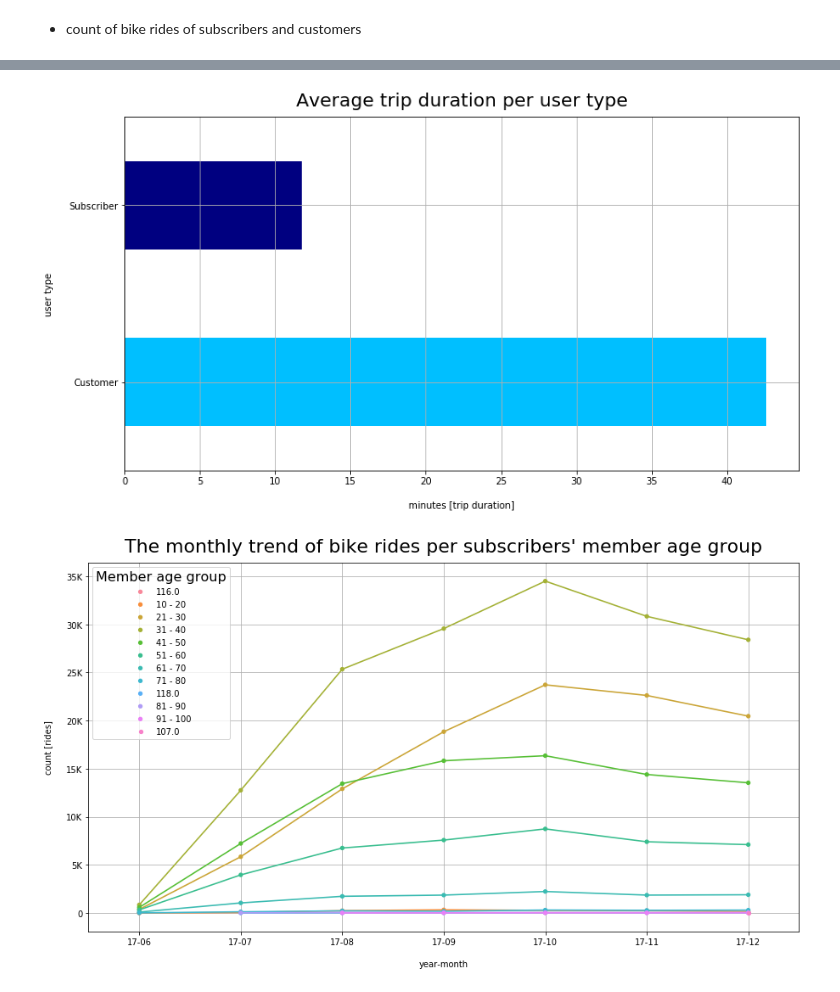
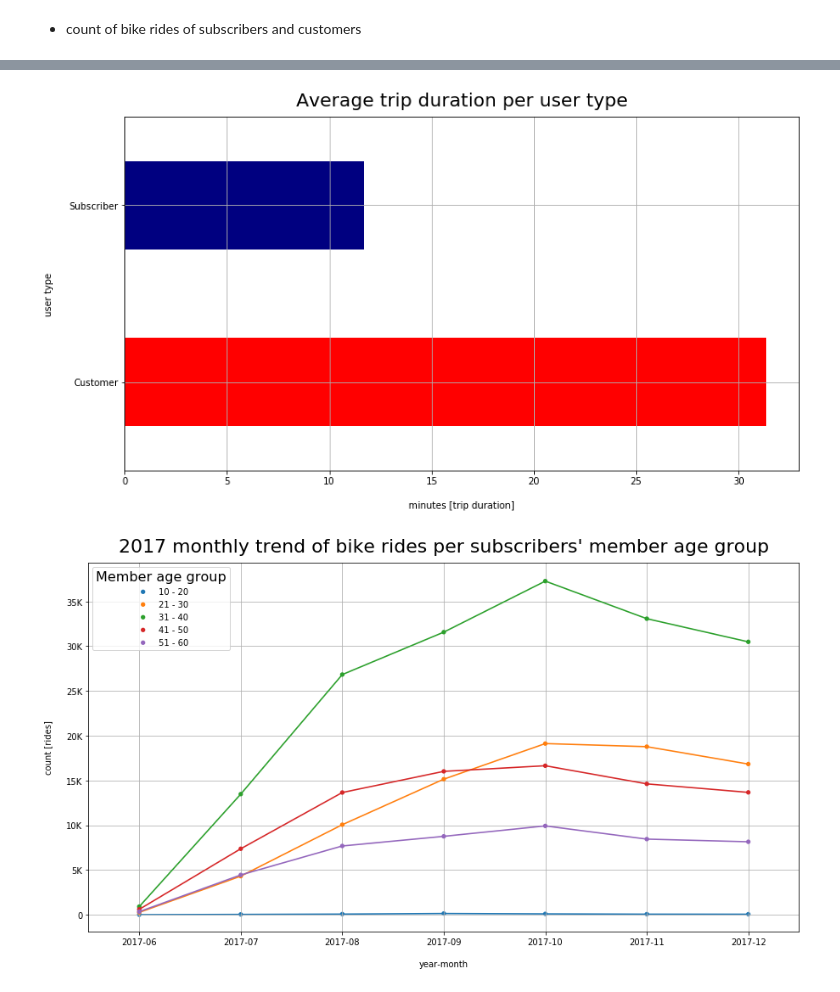
Before and after one commit to J2Naughton/FordGoBike, a Jupyter notebook: FordGB.ipynb, the cells around one changed output, grey strips where cells are left out. Cells and saved outputs as stored; diff of their text form; code cells hidden in the pictures.

```diff
--- a/FordGB.ipynb
+++ b/FordGB.ipynb
@@ -167,5 +145,5 @@ len(df.member_birth_year )
 # %% [output]
 519700
 # %%
-df['member_age'] = 2018-df['member_birth_year']
+df['member_age'] = 2019-df['member_birth_year']
 # %%
@@ -210,0 +175,2 @@ sb.boxplot(x='member_age', data=df, palette='Blues', orient='h')
+# %%
+df=df[df['member_age'] <=60]
@@ -211,3 +181,5 @@ sb.boxplot(x='member_age', data=df, palette='Blues', orient='h')
+# %%
+df.drop(['member_birth_year'], axis=1, inplace=True)
 # %%
 p=figure(height=200)
 p.diamond_cross(x=df.member_age , y=df.duration_sec)
@@ -270,10 +254,6 @@ df['member_age_bins'] = df['member_age'].apply(lambda x: '10 - 20' if 10<x<=20
                                                   else '31 - 40' if 30<x<=40
                                                   else '41 - 50' if 40<x<=50
                                                   else '51 - 60' if 50<x<=60
-                                                  else '61 - 70' if 60<=x<=70
-                                                  else '71 - 80' if 70<=x<=80
-                                                  else '81 - 90' if 80<=x<=90
-                                                  else '91 - 100'if 90<=x<=100
                                                   else x)
 # %%
 df.member_age_bins.head(5)
@@ -380,14 +365,12 @@ df.start_time_year_month.head(5)
 Name: start_time_year_month, dtype: object
 # %%
-new_color=['deepskyblue', 'navy']
+new_color=['red', 'navy']
 ax = df.groupby('user_type')['duration_min'].mean().plot(kind='barh', color=new_color, figsize=(13,7))
 ax.set_title('Average trip duration per user type', fontsize=20, y=1.015)
 ax.set_ylabel('user type', labelpad=16)
 ax.set_xlabel('minutes [trip duration]', labelpad=16)
 plt.grid()
-
-## for i,j in enumerate(duration_min_pr["duration_min"]):
-##    ax.text(.7,i,str(round(j,2))+' minutes', weight='bold', ha='left', fontsize=16, color="white")
+plt.savefig('pic9.jpg')
 # %% [output]
-[figure, old version]
+[figure, new version]
 # %%
@@ -395,8 +378,8 @@ subscriber_age_df = df[df['user_type']=='Subscriber'].groupby(['start_time_year_
 # %%
 plt.figure(figsize=(15,8))
-ax = sb.pointplot(x='start_time_year_month_renamed', y='bike_id', hue='member_age_bins',
+ax = sb.pointplot(x='start_time_year_month', y='bike_id', hue='member_age_bins',
                   scale=.6, data=subscriber_age_df)
-plt.title("The monthly trend of bike rides per subscribers' member age group", fontsize=22, y=1.015)
+plt.title("2017 monthly trend of bike rides per subscribers' member age group", fontsize=22, y=1.015)
 plt.xlabel('year-month', labelpad=16)
 plt.ylabel('count [rides]', labelpad=16)
 leg = ax.legend()
@@ -404,6 +387,7 @@ leg.set_title('Member age group',prop={'size':16})
 ax = plt.gca()
 ax.yaxis.set_major_formatter(tick.FuncFormatter(transform_axis_fmt))
 plt.grid()
+plt.savefig('pic10.jpg')
 # %% [output]
-[figure, old version]
+[figure, new version]
 # %%
```
Also changed, not shown: parts of 39 cells of this notebook.
